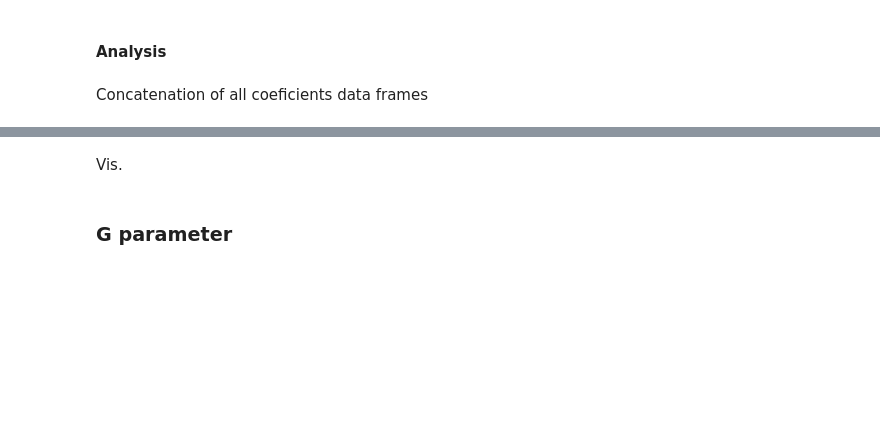
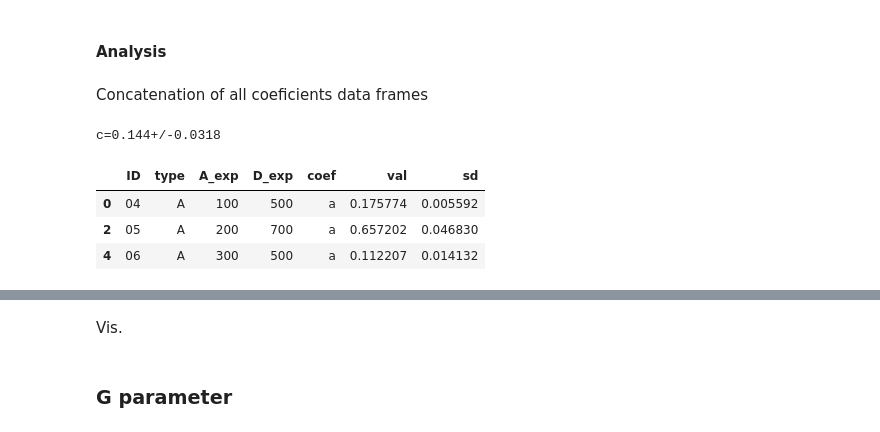
Before and after one commit to wisstock/FRETrans, a Jupyter notebook: coef_calc.ipynb, the cells around one changed output, grey strips where cells are left out. Cells and saved outputs as stored; diff of their text form; code cells hidden in the pictures; blank space fills up the shorter version.

```diff
--- a/coef_calc.ipynb
+++ b/coef_calc.ipynb
@@ -121,7 +121,7 @@ class CrossReg():
         for frame in series:
             back_mean = np.mean(frame, where=mask)
             masked_frame = np.copy(frame)
-            masked_frame[~mask] = back_mean
+            masked_frame[~mask] = back_mean / 4
             masked_series.append(masked_frame)
         return np.asarray(masked_series)
 
@@ -133,7 +133,7 @@ class CrossReg():
             raw_mask = self.DD_mean_img > filters.threshold_otsu(self.DD_mean_img)
 
         mask = morphology.opening(raw_mask, footprint=morphology.disk(10))
-        mask = morphology.dilation(mask, footprint=morphology.disk(5))
+        mask = morphology.erosion(mask, footprint=morphology.disk(5))
         return mask
 
 
@@ -164,6 +164,15 @@ class CrossReg():
                                  'val':self.b_arr})
             self.cross_df = pd.concat([a_df, b_df], ignore_index=True)
 
+            coef_dict = {'ID':[self.img_name, self.img_name],
+                         'type':[self.img_type, self.img_type],
+                         'A_exp':[self.A_exp, self.A_exp],
+                         'D_exp':[self.D_exp, self.D_exp],
+                         'coef':['a', 'b'],
+                         'val':[self.a, self.b],
+                         'sd':[self.a_sd, self.b_sd]}
+            self.coef_df = pd.DataFrame(coef_dict)
+
         elif self.img_type == 'D':
             self.c_arr = np.asarray([np.mean(self.AA_img[i] / self.DD_img[i]) \
                                      for i in range(0, self.img_raw.shape[0])])
@@ -191,6 +200,15 @@ class CrossReg():
                                  'coef':np.full(len(self.d_arr), 'd'),
                                  'val':self.d_arr})
             self.cross_df = pd.concat([c_df, d_df], ignore_index=True)
+
+            coef_dict = {'ID':[self.img_name, self.img_name],
+                         'type':[self.img_type, self.img_type],
+                         'A_exp':[self.A_exp, self.A_exp],
+                         'D_exp':[self.D_exp, self.D_exp],
+                         'coef':['c', 'd'],
+                         'val':[self.c, self.d],
+                         'sd':[self.c_sd, self.d_sd]}
+            self.coef_df = pd.DataFrame(coef_dict)
 
 
     def plot_hist(self):
@@ -324,0 +352,8 @@ for reg in acceptor_reg_list + donor_reg_list:
+# %%
+cross_val_df.loc[cross_val_df.coef == 'a']
+# %% [output]
+c=0.144+/-0.0318
+|  | ID | type | A_exp | D_exp | coef | val | sd |
+| 0 | 04 | A | 100 | 500 | a | 0.175774 | 0.005592 |
+| 2 | 05 | A | 200 | 700 | a | 0.657202 | 0.046830 |
+| 4 | 06 | A | 300 | 500 | a | 0.112207 | 0.014132 |
```
Also changed, not shown: parts of 13 cells of this notebook.
